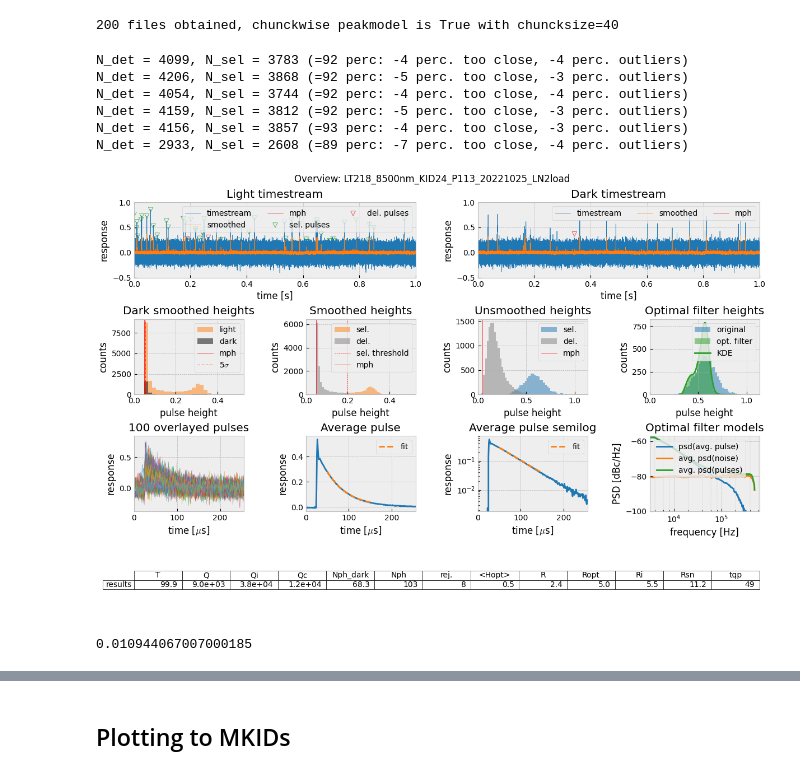
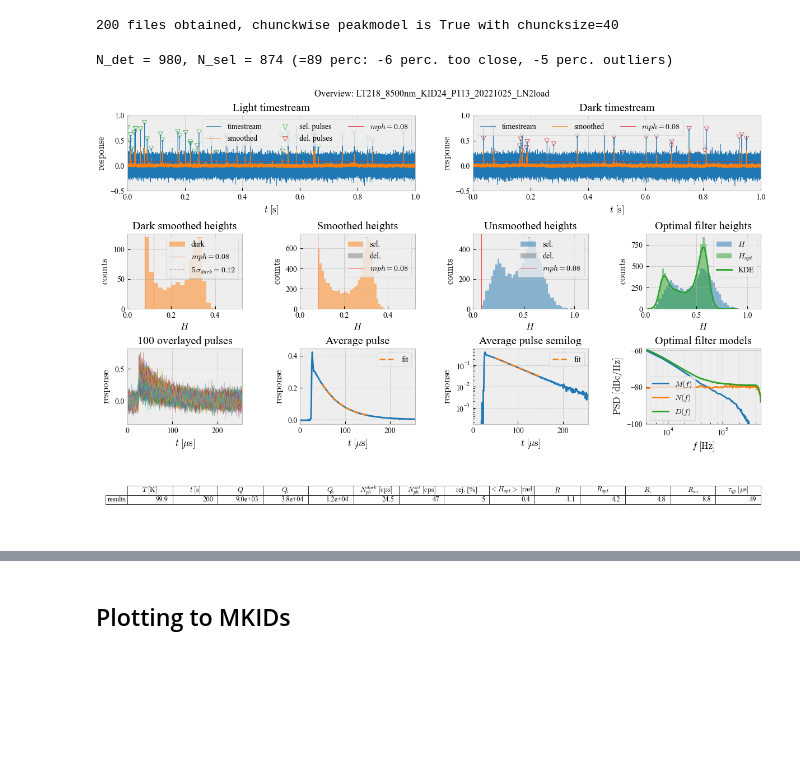
Before and after one commit to wilbertras/python-pulse-analysis, a Jupyter notebook: Data analysis scripts/LT218_85um.ipynb, the cells around one changed output, grey strips where cells are left out. Saved outputs shown, nothing was run; the diff lists cells and outputs as text; code cells hidden in the pictures; blank space fills up the shorter version.

```diff
--- a/Data analysis scripts/LT218_85um.ipynb
+++ b/Data analysis scripts/LT218_85um.ipynb
@@ -94,25 +91,17 @@ LT218_KID24_P113 = MKID(LT, wavelength, light_dir, dark_dir, kid_nr, pread, comm
 200 files obtained, chunckwise peakmodel is True with chuncksize=40
 # %%
 mkid = LT218_KID24_P113      # choose the object you want to analyze
-psc = 0.05
-nsc = 0.05
-settings = {'sf':1e6,'coord':'smith','response':'X','pw':256,'sw':50,'window':'box','ssf':1,'buffer':0.125,'mph':psc,'mpp':psc,'noise_mph':nsc,'noise_mpp':nsc,
-            'nr_noise_segments':100,'binsize':0.02,'H_range':0.2,'fit_T':[50, 150],'max_bw':10000,'tlim':[0, 1],'filter_std':5,'rise_offset':0.1}
+psc = .08
+settings = {'sf':1e6,'coord':'smith','response':'X','pw':256,'sw':50,'window':'box','ssf':1,'buffer':0.125,'mph':psc,'mpp':psc,
+            'nr_noise_segments':100,'binsize':0.02,'H_range':None,'fit_T':[50, 150],'max_bw':10000,'tlim':[0, 1],'filter_std':5,'rise_offset':0.1}
 # %%
 # the mkid.initiate attribute is for quickly checking how the pulse selection and alignment is going. It will only analyze one chunck of binfiles that was set by the initiation of the object.
 mkid.initiate(settings,f,binsize=0.02,dpulse=100,plot_pulse=None, below=.1)
 # %%
 # the mkid.overview attribute does the full pulse analysis and provides an overview plot of all the relevant parameters
-mkid.overview(settings, f, redo_peak_model=False, save=False, figpath='../Results/')
+settings['H_range'] = None
+settings['binsize'] = 0.02
+mkid.overview(settings, f, max_chuncks=None, redo_peak_model=False, save=True, figpath='../Results/')
 # %% [output]
-N_det = 4099, N_sel = 3783 (=92 perc: -4 perc. too close, -4 perc. outliers)
-N_det = 4206, N_sel = 3868 (=92 perc: -5 perc. too close, -3 perc. outliers)
-N_det = 4054, N_sel = 3744 (=92 perc: -4 perc. too close, -4 perc. outliers)
-N_det = 4159, N_sel = 3812 (=92 perc: -5 perc. too close, -3 perc. outliers)
-N_det = 4156, N_sel = 3857 (=93 perc: -4 perc. too close, -3 perc. outliers)
-N_det = 2933, N_sel = 2608 (=89 perc: -7 perc. too close, -4 perc. outliers)
+N_det = 980, N_sel = 874 (=89 perc: -6 perc. too close, -5 perc. outliers)
-[figure, old version]
+[figure, new version]
-# %%
-mkid.data['dark_std']
-# %% [output]
-0.010944067007000185
```
Also changed, not shown: parts of 7 cells of this notebook, 8 other files.
